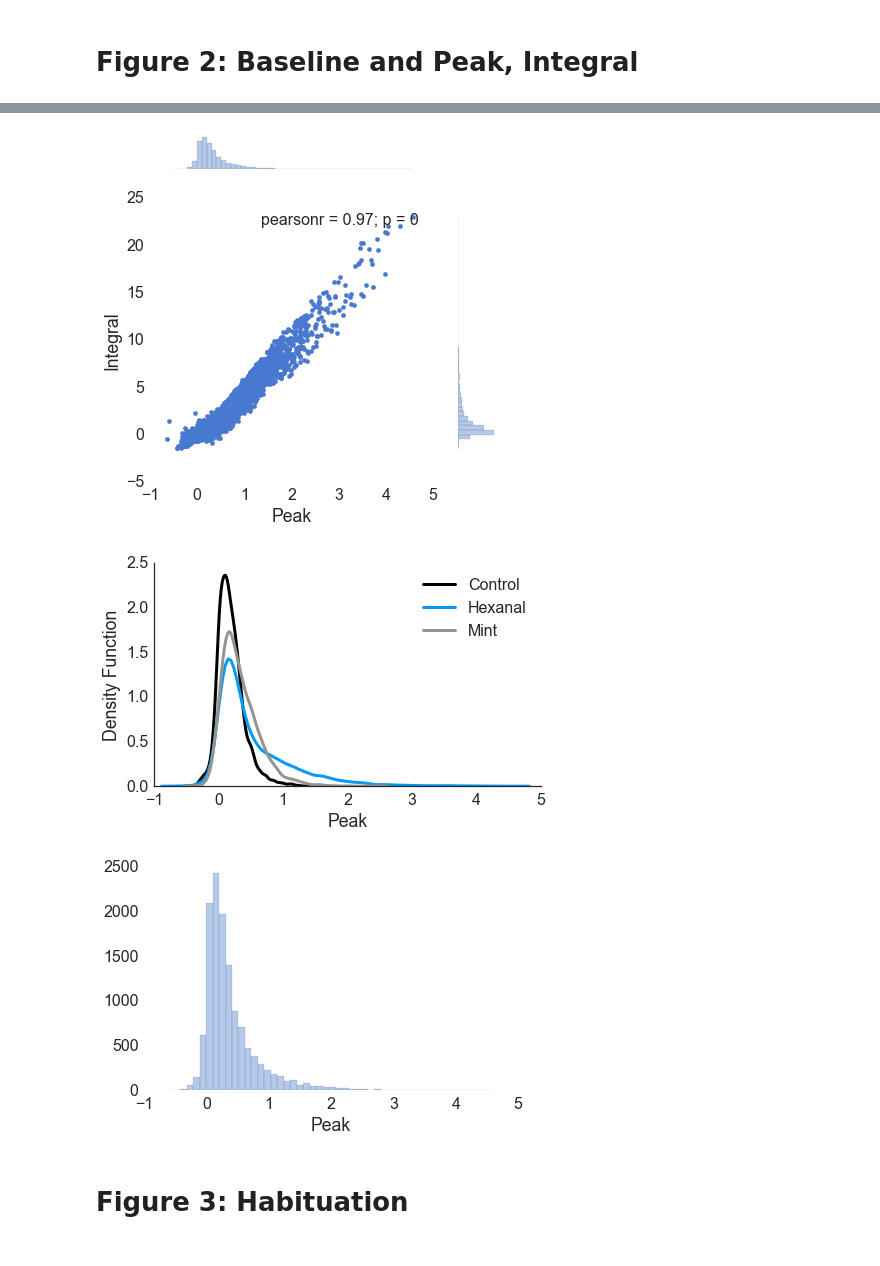
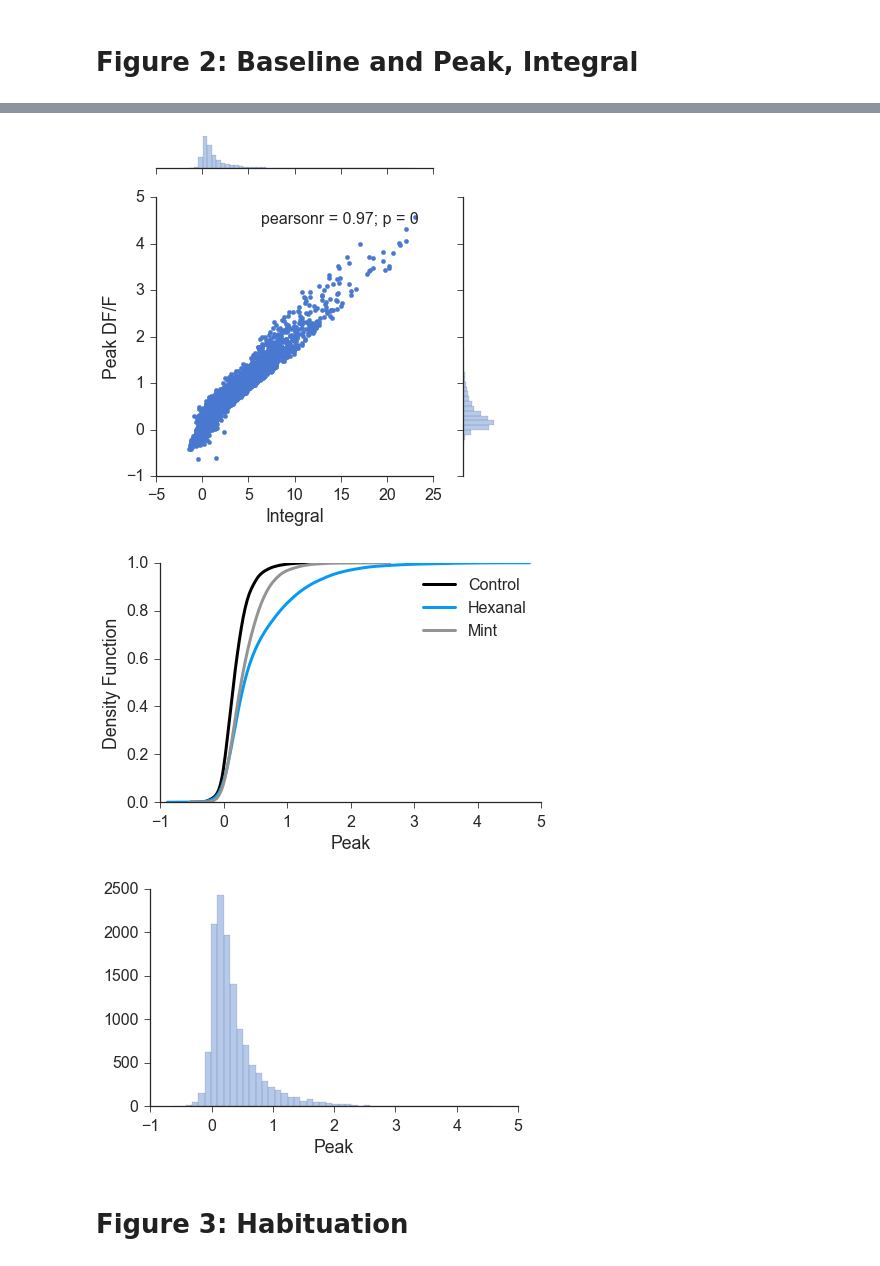
Before and after one commit to liu-annie/CaI, a Jupyter notebook: Paper_Figures.ipynb, the cells around one changed output, grey strips where cells are left out. Cells and saved outputs as stored; diff of their text form; code cells hidden in the pictures.

```diff
--- a/Paper_Figures.ipynb
+++ b/Paper_Figures.ipynb
@@ -25,17 +25,20 @@ trial=39
 filename='C:\Users\Annie\Documents\Data\Ca_Imaging\GoodFiles\\160328_1\\%sdt.txt'%trial
 comp=pd.read_csv(filename,index_col=0)
 ncomp=pd.DataFrame(comp[1:150]['G PMT (%s)'%cell])
+ncomp['frame'] = ncomp.index
+ncomp['time']=ncomp.frame*0.157
 sns.set(style="white")
+sns.set_style("ticks")
 sns.set_context("paper",font_scale=3);
 f,ax=plt.subplots()
-ax.plot(ncomp,linewidth=4.0)
+ax.plot(ncomp['time'],ncomp.iloc[:,0],linewidth=5.0)
 sns.despine(left=True,bottom=True)
 plt.ylim(-0.15, 1);
-plt.xticks(np.arange(0, 160, 25.0))
+# plt.xticks(np.arange(0, 25.197, 5.0))
 ax.set_yticks([]);
 ax.set_xticks([]);
 plt.tight_layout();
-f.savefig("C:\Users\Annie\Desktop\Plasticity\Figures\SampleTraces\HighRes\cell%s_%s.pdf"%(cell,trial))
+# f.savefig("C:\Users\Annie\Desktop\Plasticity\Figures\SampleTraces\HighRes\Ticks\cell%s_%s.pdf"%(cell,trial))
 # %% [output]
 [figure]
 # %% [markdown]
@@ -70,39 +68,47 @@ completedf.tail()
 # %%
 #GRAPH THE INTERACTIONS
 sns.set(style='white',palette="muted", color_codes=True);
+sns.set_style("ticks")
 sns.set_context("paper",font_scale=2);
-sns.jointplot('Peak','Integral',completedf);
-sns.despine(left=True,bottom=True);
+sns.jointplot('Integral','Peak',completedf).set_axis_labels("Integral", "Peak DF/F");
+# sns.despine(right=True,top=True);
 plt.tight_layout();
-plt.savefig("C:\Users\Annie\Desktop\Plasticity\Figures\Correlations\Integral_Peak.pdf")
+plt.savefig("C:\Users\Annie\Desktop\Plasticity\Figures\Correlations\Ticks\Integral_Peak.pdf")
 # %% [output]
-[figure, old version]
+[figure, new version]
 # %%
 sns.set(style='white');
+sns.set_style("ticks")
 sns.set_context("paper",font_scale=2);
 x=melt_peak[melt_peak.Group=='Control'].value.dropna();
 y=melt_peak[melt_peak.Group=='Hexanal'].value.dropna();
 z=melt_peak[melt_peak.Group=='Mint'].value.dropna();
-sns.distplot(x,hist=False,color=sns.xkcd_rgb["black"],kde_kws={'lw':3,'label':'Control'});
-sns.distplot(y,hist=False,color=sns.xkcd_rgb["azure"],kde_kws={'lw':3,'label':'Hexanal'});
-sns.distplot(z,hist=False,color=sns.xkcd_rgb["grey"],kde_kws={'lw':3,'label':'Mint'});
+sns.kdeplot(x,cumulative=True,color='black',lw=3,label='Control')
+sns.kdeplot(y,cumulative=True,color=sns.xkcd_rgb["azure"],lw=3,label='Hexanal')
+sns.kdeplot(z,cumulative=True,color=sns.xkcd_rgb['grey'],lw=3,label='Mint')
+# sns.kdeplot(y,cumulative=True)
+# sns.kdeplot(z,cumulative=True)
+# sns.distplot(x,hist=False,color=sns.xkcd_rgb["black"],kde_kws={'lw':3,'label':'Control'},norm_hist=True);
+# sns.distplot(y,hist=False,color=sns.xkcd_rgb["azure"],kde_kws={'lw':3,'label':'Hexanal'});
+# sns.distplot(z,hist=False,color=sns.xkcd_rgb["grey"],kde_kws={'lw':3,'label':'Mint'});
 sns.despine();
 plt.tight_layout();
 plt.xlabel('Peak');
 plt.ylabel('Density Function');
-plt.savefig("C:\Users\Annie\Desktop\Plasticity\Figures\Correlations\KDE_Peak.pdf")
+plt.savefig("C:\Users\Annie\Desktop\Plasticity\Figures\Correlations\Ticks\Density.pdf")
 # %% [output]
-[figure, old version]
+[figure, new version]
 # %%
 x=completedf.Peak.dropna()
 sns.set(style='white',palette="muted", color_codes=True);
+sns.set_style("ticks")
 sns.set_context("paper",font_scale=2);
 sns.distplot(x,kde=False);
-sns.despine(left=True,bottom=True);
+sns.despine(right=True,top=True);
 plt.tight_layout();
-plt.savefig("C:\Users\Annie\Desktop\Plasticity\Figures\Correlations\Hist_Peak.pdf")
+plt.savefig("C:\Users\Annie\Desktop\Plasticity\Figures\Correlations\Ticks\Hist_Peak.pdf")
 # %% [output]
-[figure, old version]
+[figure, new version]
 # %% [markdown]
 # Figure 3: Habituation
 # %%
```
Also changed, not shown: parts of 46 cells of this notebook, 4 other files.
